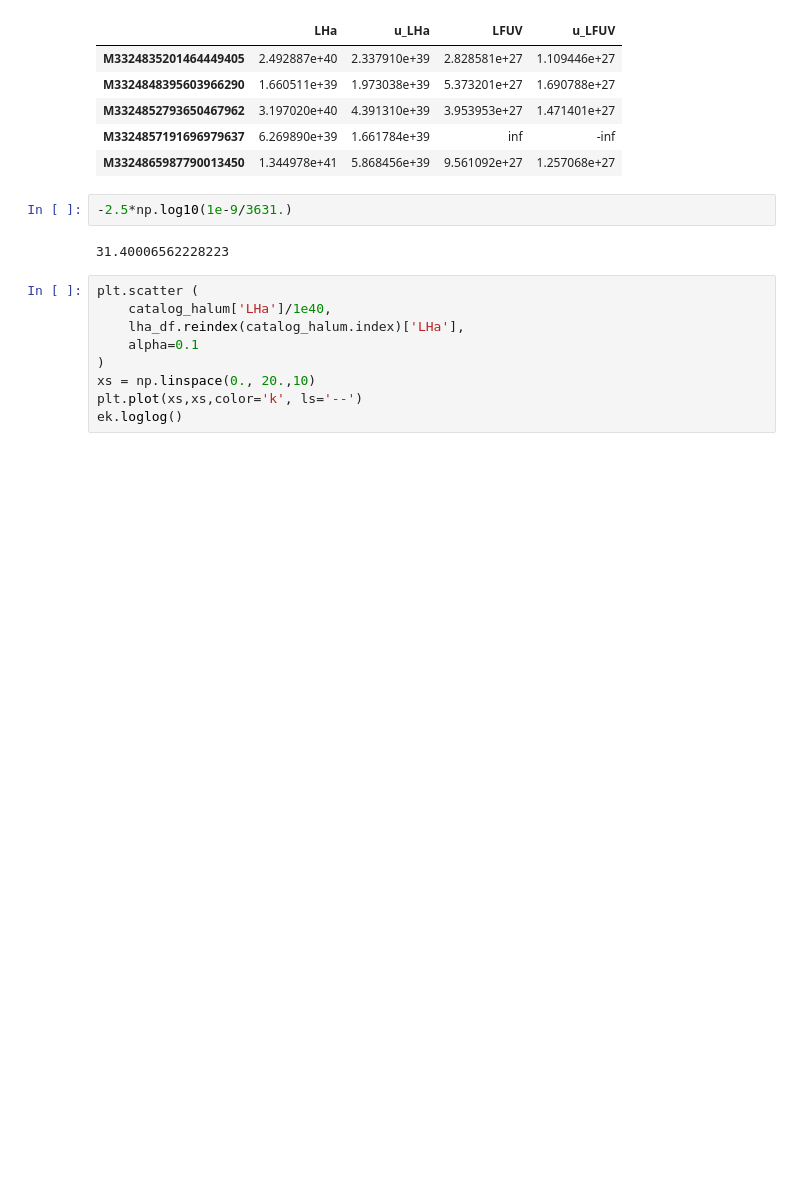
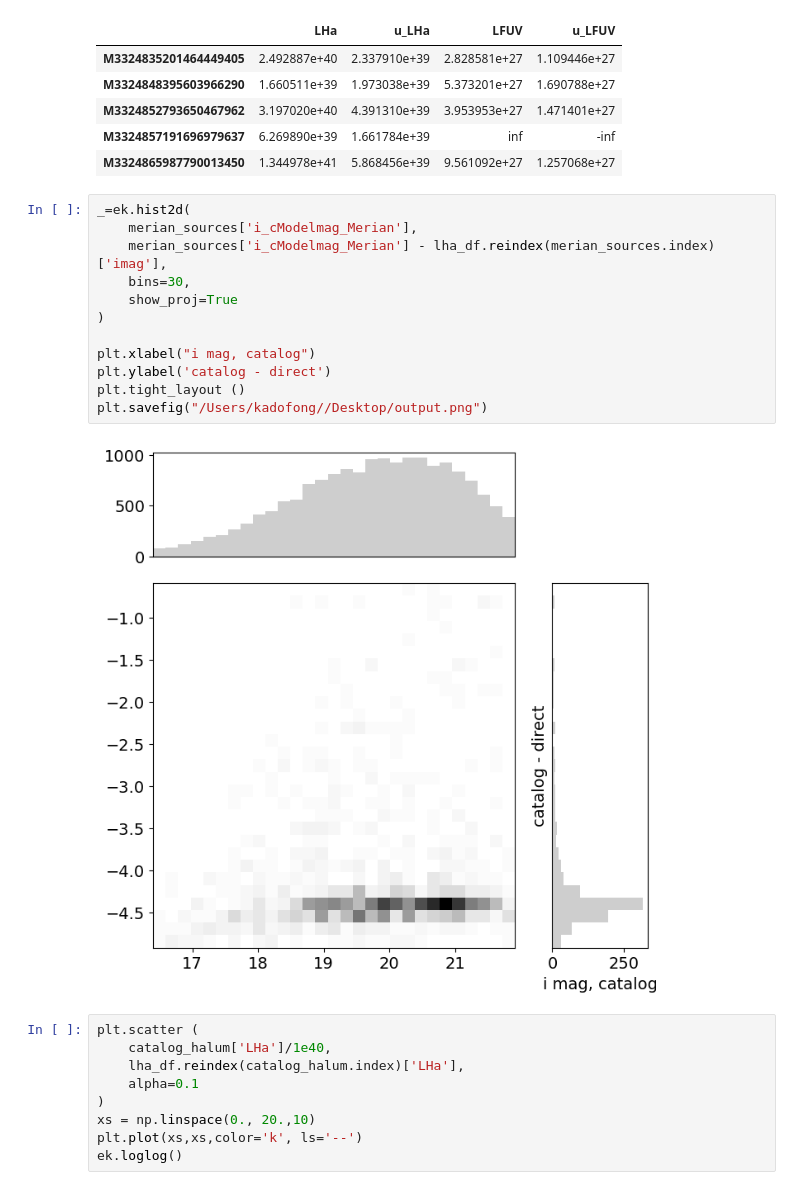
Before and after one commit to ekadofong/agrias, a Jupyter notebook: notebooks/HalphaDirectPhotometry.ipynb, the cells around one changed output. Cells and saved outputs as stored; diff of their text form; blank space fills up the shorter version.

```diff
--- a/notebooks/HalphaDirectPhotometry.ipynb
+++ b/notebooks/HalphaDirectPhotometry.ipynb
@@ -50,9 +50,19 @@ catalog_halum.head()
 | M3324857191696979637 | 6.269890e+39 | 1.661784e+39 | inf | -inf |
 | M3324865987790013450 | 1.344978e+41 | 5.868456e+39 | 9.561092e+27 | 1.257068e+27 |
 # %%
--2.5*np.log10(1e-9/3631.)
+_=ek.hist2d(
+    merian_sources['i_cModelmag_Merian'],
+    merian_sources['i_cModelmag_Merian'] - lha_df.reindex(merian_sources.index)['imag'],
+    bins=30,
+    show_proj=True
+)
+
+plt.xlabel("i mag, catalog")
+plt.ylabel('catalog - direct')
+plt.tight_layout ()
+plt.savefig("/Users/kadofong//Desktop/output.png")
 # %% [output]
-31.40006562228223
+[figure, added]
 # %%
 plt.scatter (
     catalog_halum['LHa']/1e40,
```
Also changed, not shown: parts of 1 cell of this notebook, 1 other file.
